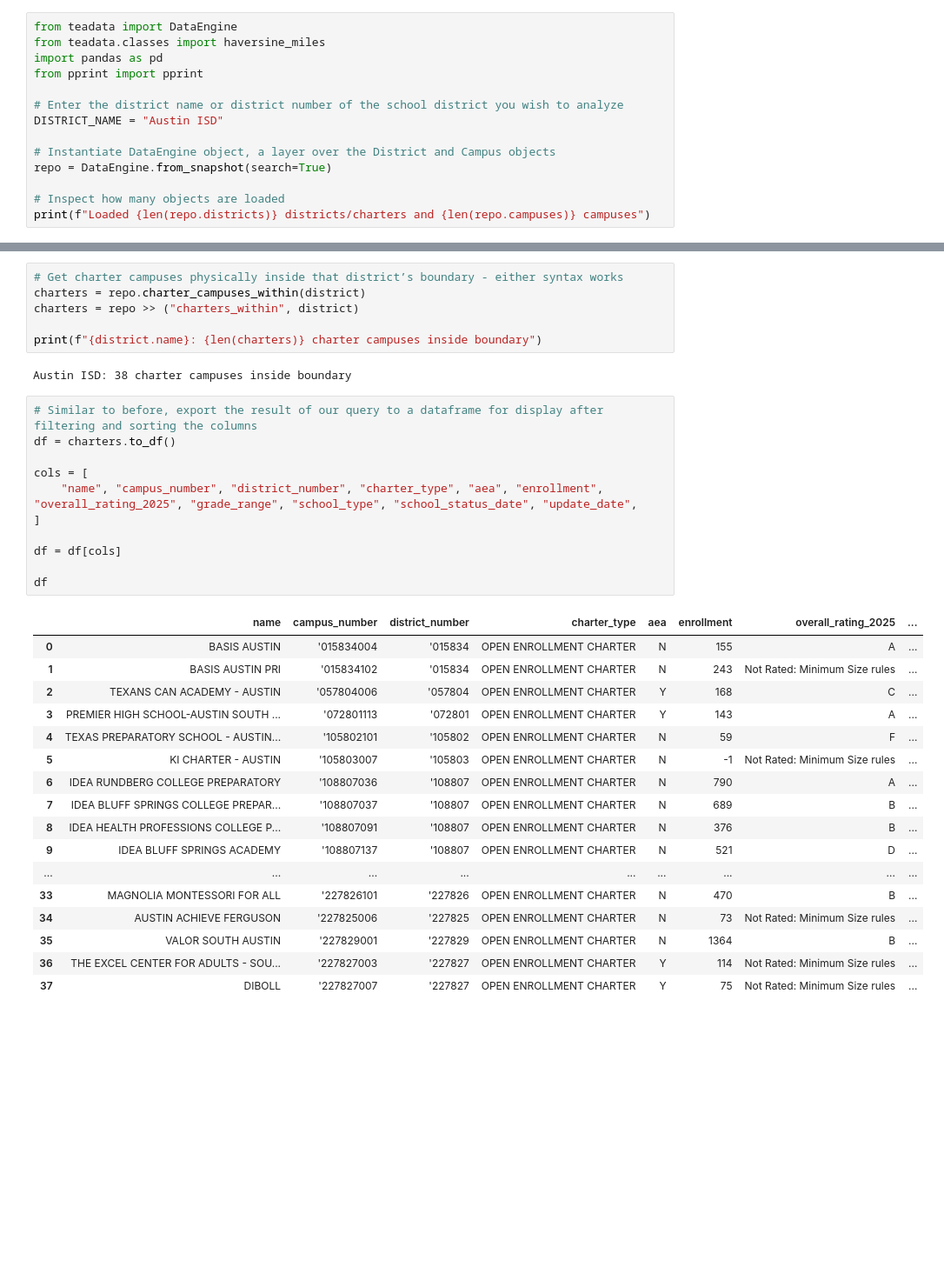
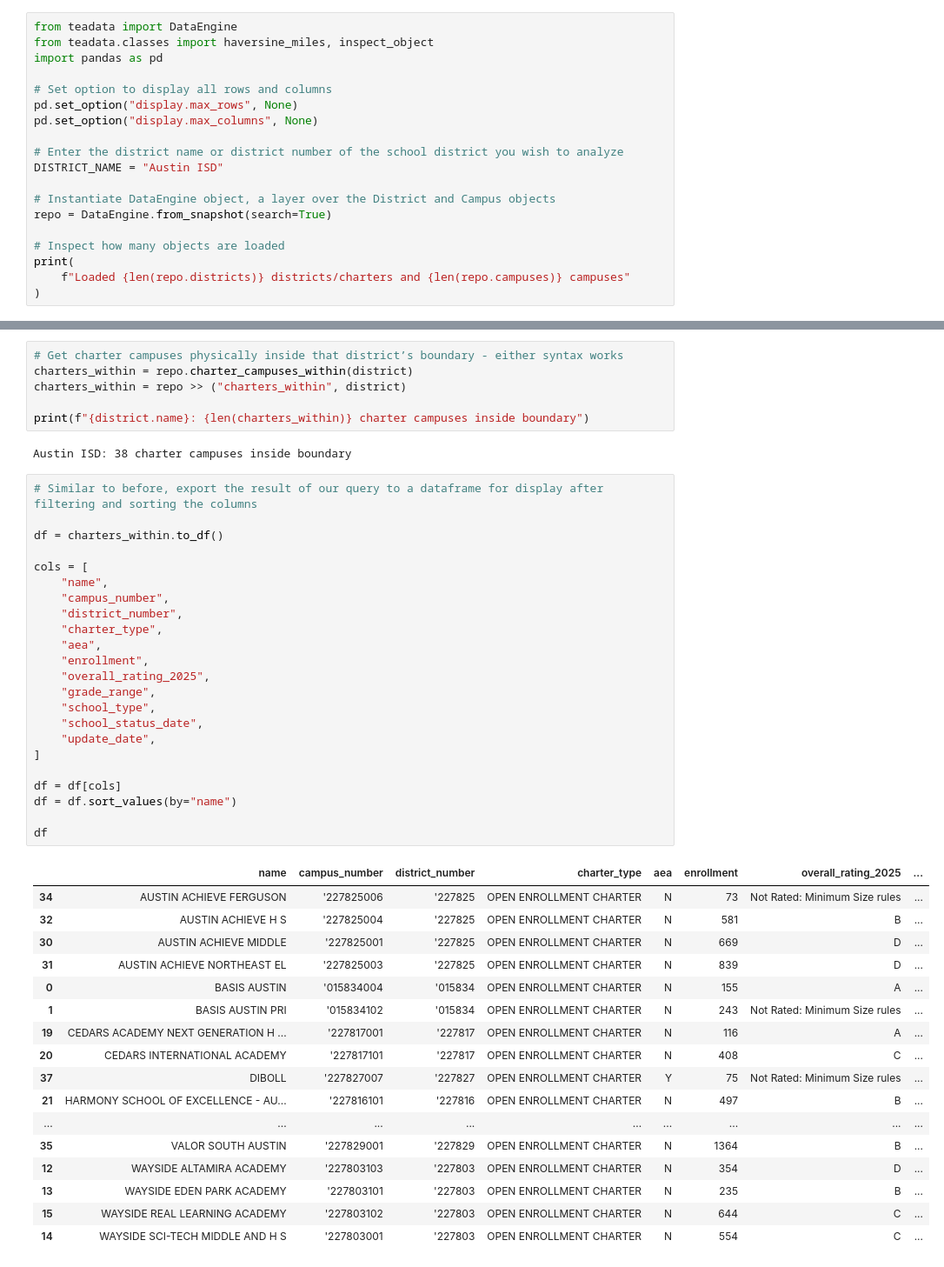
Before and after one commit to adpena/teadata, a Jupyter notebook: School District Exploratory Analysis_10.2025.ipynb, the cells around one changed output, grey strips where cells are left out. Shown at 87% size. Cells and saved outputs as stored; diff of their text form; blank space fills up the shorter version.

```diff
--- a/School District Exploratory Analysis_10.2025.ipynb
+++ b/School District Exploratory Analysis_10.2025.ipynb
@@ -1,8 +1,11 @@
 # %%
 from teadata import DataEngine
-from teadata.classes import haversine_miles
+from teadata.classes import haversine_miles, inspect_object
 import pandas as pd
-from pprint import pprint
+
+# Set option to display all rows and columns
+pd.set_option("display.max_rows", None)
+pd.set_option("display.max_columns", None)
 
 # Enter the district name or district number of the school district you wish to analyze
 DISTRICT_NAME = "Austin ISD"
@@ -11,7 +14,9 @@ DISTRICT_NAME = "Austin ISD"
 repo = DataEngine.from_snapshot(search=True)
 
 # Inspect how many objects are loaded
-print(f"Loaded {len(repo.districts)} districts/charters and {len(repo.campuses)} campuses")
+print(
+    f"Loaded {len(repo.districts)} districts/charters and {len(repo.campuses)} campuses"
+)
 # %% [output]
 Loaded 1207 districts/charters and 9739 campuses
 # %%
@@ -74,38 +89,50 @@ df
 | 4 | MCCALLUM H S | 1897 | A | High School | CEDARS ACADEMY NEXT GENERATION H ... | 116 | ... |
 # %%
 # Get charter campuses physically inside that district’s boundary - either syntax works
-charters = repo.charter_campuses_within(district)
-charters = repo >> ("charters_within", district)
+charters_within = repo.charter_campuses_within(district)
+charters_within = repo >> ("charters_within", district)
 
-print(f"{district.name}: {len(charters)} charter campuses inside boundary")
+print(f"{district.name}: {len(charters_within)} charter campuses inside boundary")
 # %% [output]
 Austin ISD: 38 charter campuses inside boundary
 # %%
 # Similar to before, export the result of our query to a dataframe for display after filtering and sorting the columns
-df = charters.to_df()
+
+df = charters_within.to_df()
 
 cols = [
-    "name", "campus_number", "district_number", "charter_type", "aea", "enrollment", "overall_rating_2025", "grade_range", "school_type", "school_status_date", "update_date",
+    "name",
+    "campus_number",
+    "district_number",
+    "charter_type",
+    "aea",
+    "enrollment",
+    "overall_rating_2025",
+    "grade_range",
+    "school_type",
+    "school_status_date",
+    "update_date",
 ]
 
 df = df[cols]
+df = df.sort_values(by="name")
 
 df
 # %% [output]
 |  | name | campus_number | district_number | charter_type | aea | enrollment | overall_rating_2025 | ... |
+| 34 | AUSTIN ACHIEVE FERGUSON | '227825006 | '227825 | OPEN ENROLLMENT CHARTER | N | 73 | Not Rated: Minimum Size rules | ... |
+| 32 | AUSTIN ACHIEVE H S | '227825004 | '227825 | OPEN ENROLLMENT CHARTER | N | 581 | B | ... |
+| 30 | AUSTIN ACHIEVE MIDDLE | '227825001 | '227825 | OPEN ENROLLMENT CHARTER | N | 669 | D | ... |
+| 31 | AUSTIN ACHIEVE NORTHEAST EL | '227825003 | '227825 | OPEN ENROLLMENT CHARTER | N | 839 | D | ... |
 | 0 | BASIS AUSTIN | '015834004 | '015834 | OPEN ENROLLMENT CHARTER | N | 155 | A | ... |
 | 1 | BASIS AUSTIN PRI | '015834102 | '015834 | OPEN ENROLLMENT CHARTER | N | 243 | Not Rated: Minimum Size rules | ... |
-| 2 | TEXANS CAN ACADEMY - AUSTIN | '057804006 | '057804 | OPEN ENROLLMENT CHARTER | Y | 168 | C | ... |
-| 3 | PREMIER HIGH SCHOOL-AUSTIN SOUTH ... | '072801113 | '072801 | OPEN ENROLLMENT CHARTER | Y | 143 | A | ... |
-| 4 | TEXAS PREPARATORY SCHOOL - AUSTIN... | '105802101 | '105802 | OPEN ENROLLMENT CHARTER | N | 59 | F | ... |
-| 5 | KI CHARTER - AUSTIN | '105803007 | '105803 | OPEN ENROLLMENT CHARTER | N | -1 | Not Rated: Minimum Size rules | ... |
-| 6 | IDEA RUNDBERG COLLEGE PREPARATORY | '108807036 | '108807 | OPEN ENROLLMENT CHARTER | N | 790 | A | ... |
-| 7 | IDEA BLUFF SPRINGS COLLEGE PREPAR... | '108807037 | '108807 | OPEN ENROLLMENT CHARTER | N | 689 | B | ... |
-| 8 | IDEA HEALTH PROFESSIONS COLLEGE P... | '108807091 | '108807 | OPEN ENROLLMENT CHARTER | N | 376 | B | ... |
-| 9 | IDEA BLUFF SPRINGS ACADEMY | '108807137 | '108807 | OPEN ENROLLMENT CHARTER | N | 521 | D | ... |
+| 19 | CEDARS ACADEMY NEXT GENERATION H ... | '227817001 | '227817 | OPEN ENROLLMENT CHARTER | N | 116 | A | ... |
+| 20 | CEDARS INTERNATIONAL ACADEMY | '227817101 | '227817 | OPEN ENROLLMENT CHARTER | N | 408 | C | ... |
+| 37 | DIBOLL | '227827007 | '227827 | OPEN ENROLLMENT CHARTER | Y | 75 | Not Rated: Minimum Size rules | ... |
+| 21 | HARMONY SCHOOL OF EXCELLENCE - AU... | '227816101 | '227816 | OPEN ENROLLMENT CHARTER | N | 497 | B | ... |
 | ... | ... | ... | ... | ... | ... | ... | ... | ... |
-| 33 | MAGNOLIA MONTESSORI FOR ALL | '227826101 | '227826 | OPEN ENROLLMENT CHARTER | N | 470 | B | ... |
-| 34 | AUSTIN ACHIEVE FERGUSON | '227825006 | '227825 | OPEN ENROLLMENT CHARTER | N | 73 | Not Rated: Minimum Size rules | ... |
 | 35 | VALOR SOUTH AUSTIN | '227829001 | '227829 | OPEN ENROLLMENT CHARTER | N | 1364 | B | ... |
-| 36 | THE EXCEL CENTER FOR ADULTS - SOU... | '227827003 | '227827 | OPEN ENROLLMENT CHARTER | Y | 114 | Not Rated: Minimum Size rules | ... |
-| 37 | DIBOLL | '227827007 | '227827 | OPEN ENROLLMENT CHARTER | Y | 75 | Not Rated: Minimum Size rules | ... |
+| 12 | WAYSIDE ALTAMIRA ACADEMY | '227803103 | '227803 | OPEN ENROLLMENT CHARTER | N | 354 | D | ... |
+| 13 | WAYSIDE EDEN PARK ACADEMY | '227803101 | '227803 | OPEN ENROLLMENT CHARTER | N | 235 | B | ... |
+| 15 | WAYSIDE REAL LEARNING ACADEMY | '227803102 | '227803 | OPEN ENROLLMENT CHARTER | N | 644 | C | ... |
+| 14 | WAYSIDE SCI-TECH MIDDLE AND H S | '227803001 | '227803 | OPEN ENROLLMENT CHARTER | N | 554 | C | ... |
```
Also changed, not shown: parts of 5 cells of this notebook, 7 other files.
